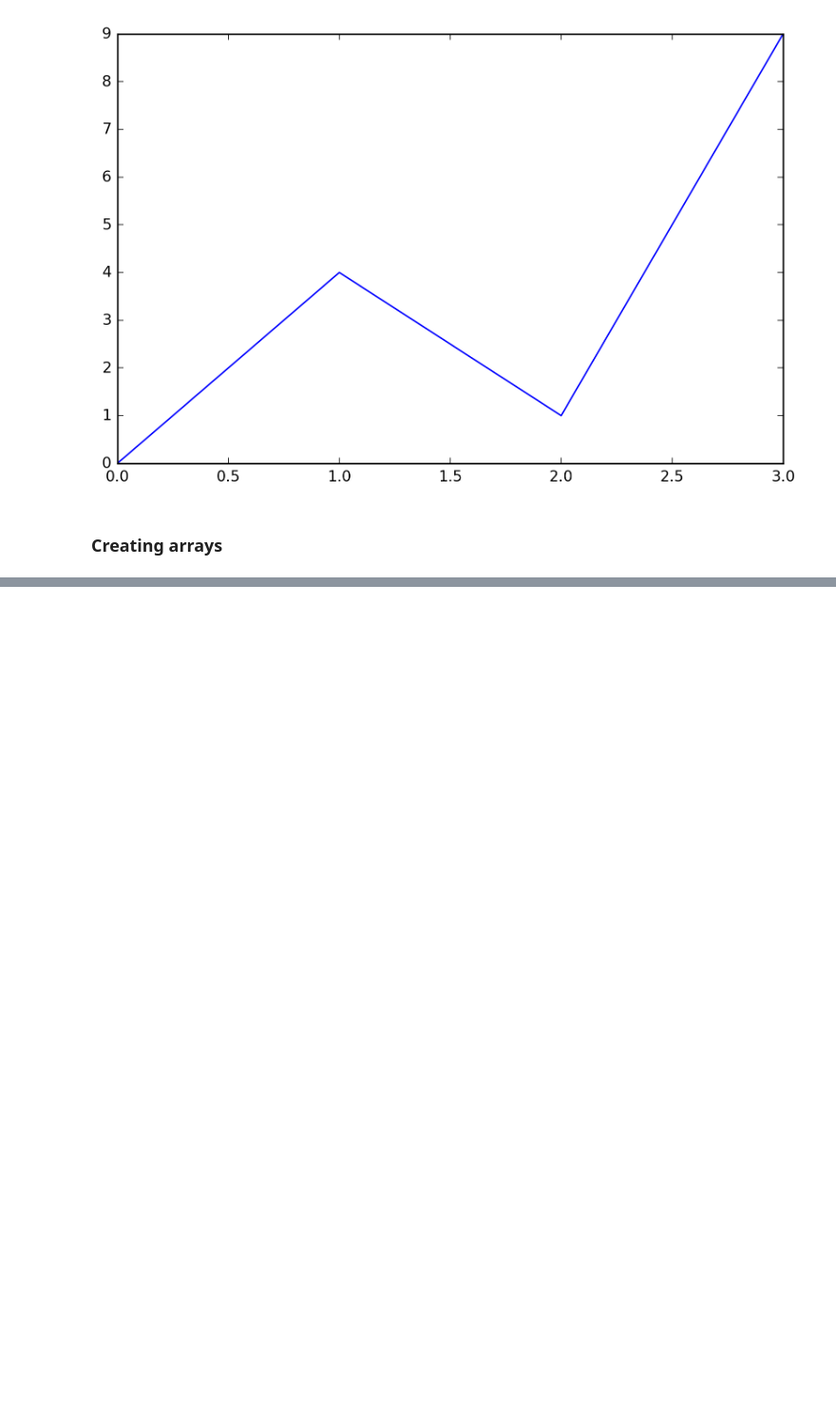
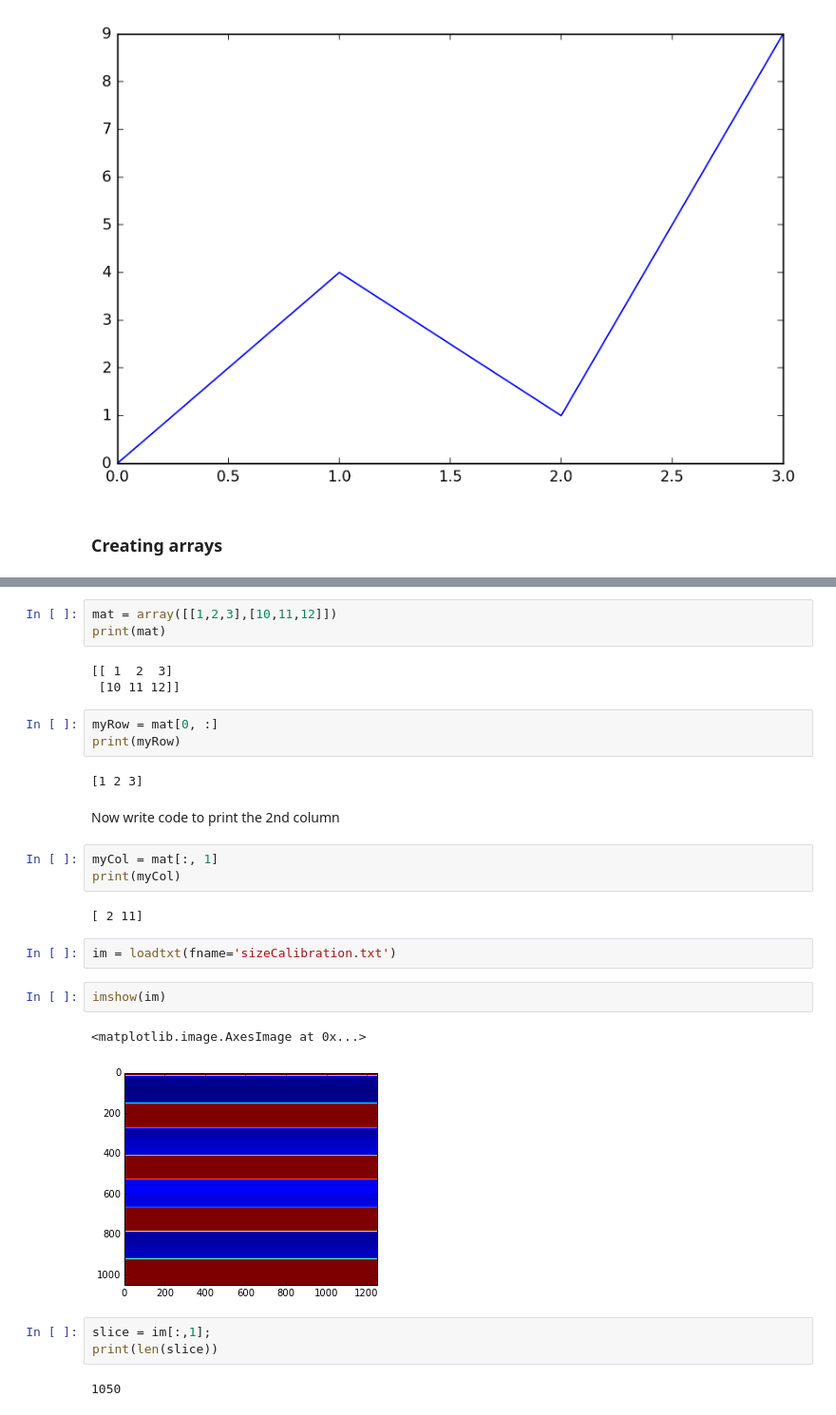
Before and after one commit to wackywendell/learnpython, a Jupyter notebook: 002-Basic_Python.ipynb, the cells around one changed output, grey strips where cells are left out. Shown at 95% size. Saved outputs shown, nothing was run; the diff lists cells and outputs as text; blank space fills up the shorter version.

```diff
--- a/002-Basic_Python.ipynb
+++ b/002-Basic_Python.ipynb
@@ -203,0 +360,30 @@ legend() # Uses the labels from each plot expression
+# %%
+mat = array([[1,2,3],[10,11,12]])
+print(mat)
+# %% [output]
+[[ 1  2  3]
+ [10 11 12]]
+# %%
+myRow = mat[0, :]
+print(myRow)
+# %% [output]
+[1 2 3]
+# %% [markdown]
+Now write code to print the 2nd column
+# %%
+myCol = mat[:, 1]
+print(myCol)
+# %% [output]
+[ 2 11]
+# %%
+im = loadtxt(fname='sizeCalibration.txt')
+# %%
+imshow(im)
+# %% [output]
+<matplotlib.image.AxesImage at 0x...>
+[figure, added]
+# %%
+slice = im[:,1];
+print(len(slice))
+# %% [output]
+1050
```
Also changed, not shown: parts of 84 cells of this notebook, 1 other file.
